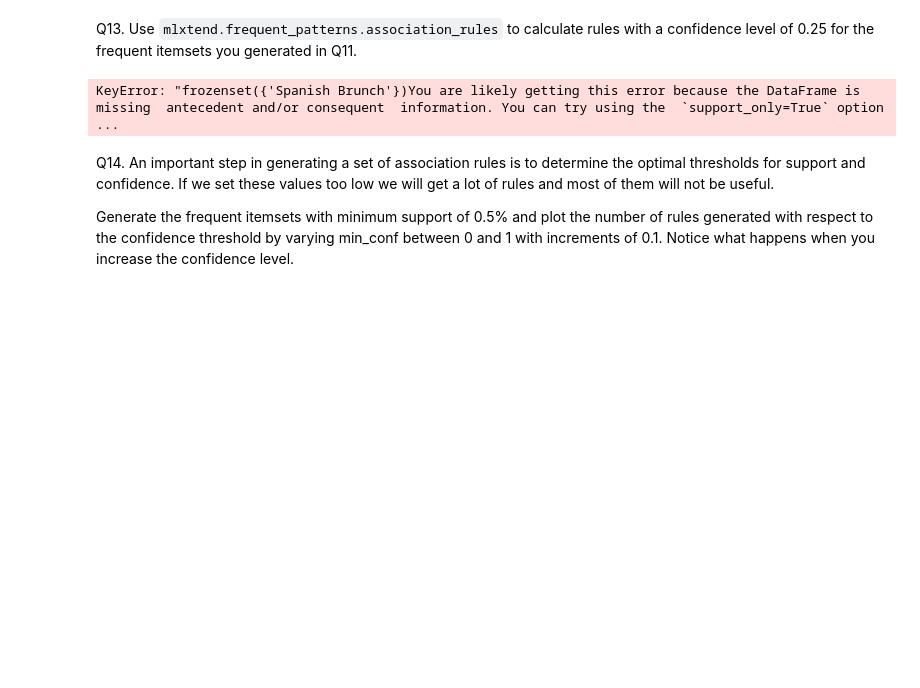
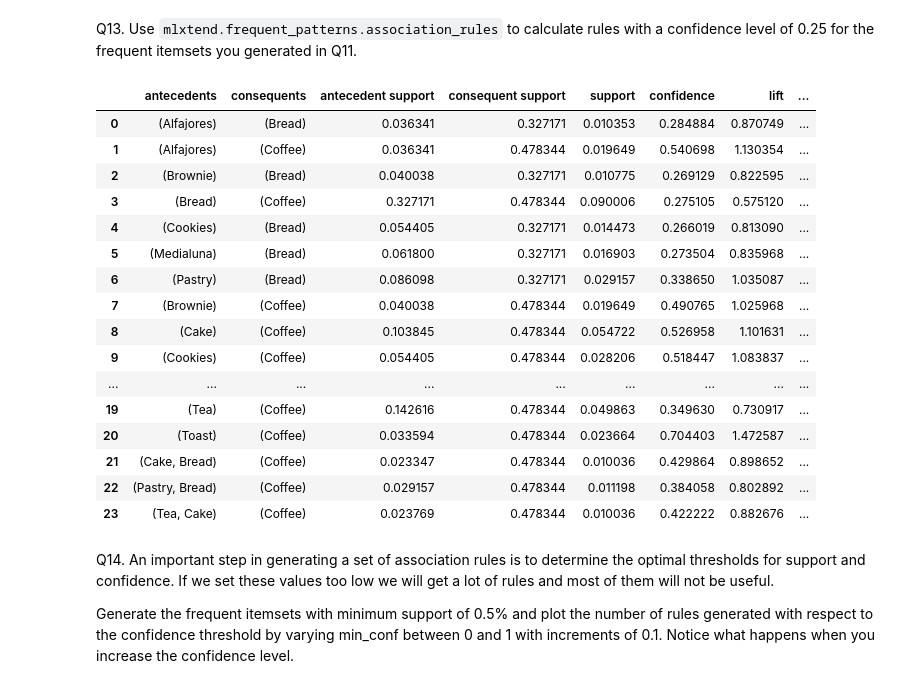
Before and after one commit to jrsmith03/ml-semisuper, a Jupyter notebook: HW 6 - Q-Learning & Association Analysis.ipynb, the cells around one changed output. Cells and saved outputs as stored; diff of their text form; code cells hidden in the pictures; blank space fills up the shorter version.

```diff
--- a/HW 6 - Q-Learning & Association Analysis.ipynb
+++ b/HW 6 - Q-Learning & Association Analysis.ipynb
@@ -682,9 +680,25 @@ freq_items = fpmax(df, min_support=0.01, use_colnames=True)
 # %% [markdown]
 Q13. Use `mlxtend.frequent_patterns.association_rules` to calculate rules with a confidence level of 0.25 for the frequent itemsets you generated in Q11.
 # %%
-association_rules(freq_items, metric="confidence", min_threshold=0.25)
+association_rules(freq_items_apr, metric="confidence", min_threshold=0.25)
 # %% [output]
-KeyError: "frozenset({'Spanish Brunch'})You are likely getting this error because the DataFrame is missing  antecedent and/or consequent  information. You can try using the  `support_only=True` option ...
+|  | antecedents | consequents | antecedent support | consequent support | support | confidence | lift | ... |
+| 0 | (Alfajores) | (Bread) | 0.036341 | 0.327171 | 0.010353 | 0.284884 | 0.870749 | ... |
+| 1 | (Alfajores) | (Coffee) | 0.036341 | 0.478344 | 0.019649 | 0.540698 | 1.130354 | ... |
+| 2 | (Brownie) | (Bread) | 0.040038 | 0.327171 | 0.010775 | 0.269129 | 0.822595 | ... |
+| 3 | (Bread) | (Coffee) | 0.327171 | 0.478344 | 0.090006 | 0.275105 | 0.575120 | ... |
+| 4 | (Cookies) | (Bread) | 0.054405 | 0.327171 | 0.014473 | 0.266019 | 0.813090 | ... |
+| 5 | (Medialuna) | (Bread) | 0.061800 | 0.327171 | 0.016903 | 0.273504 | 0.835968 | ... |
+| 6 | (Pastry) | (Bread) | 0.086098 | 0.327171 | 0.029157 | 0.338650 | 1.035087 | ... |
+| 7 | (Brownie) | (Coffee) | 0.040038 | 0.478344 | 0.019649 | 0.490765 | 1.025968 | ... |
+| 8 | (Cake) | (Coffee) | 0.103845 | 0.478344 | 0.054722 | 0.526958 | 1.101631 | ... |
+| 9 | (Cookies) | (Coffee) | 0.054405 | 0.478344 | 0.028206 | 0.518447 | 1.083837 | ... |
+| ... | ... | ... | ... | ... | ... | ... | ... | ... |
+| 19 | (Tea) | (Coffee) | 0.142616 | 0.478344 | 0.049863 | 0.349630 | 0.730917 | ... |
+| 20 | (Toast) | (Coffee) | 0.033594 | 0.478344 | 0.023664 | 0.704403 | 1.472587 | ... |
+| 21 | (Cake, Bread) | (Coffee) | 0.023347 | 0.478344 | 0.010036 | 0.429864 | 0.898652 | ... |
+| 22 | (Pastry, Bread) | (Coffee) | 0.029157 | 0.478344 | 0.011198 | 0.384058 | 0.802892 | ... |
+| 23 | (Tea, Cake) | (Coffee) | 0.023769 | 0.478344 | 0.010036 | 0.422222 | 0.882676 | ... |
 # %% [markdown]
 Q14. An important step in generating a set of association rules is to determine the optimal thresholds for support and confidence. If we set these values too low we will get a lot of rules and most of them will not be useful.
 
```
Also changed, not shown: parts of 11 cells of this notebook, 1 other file.
